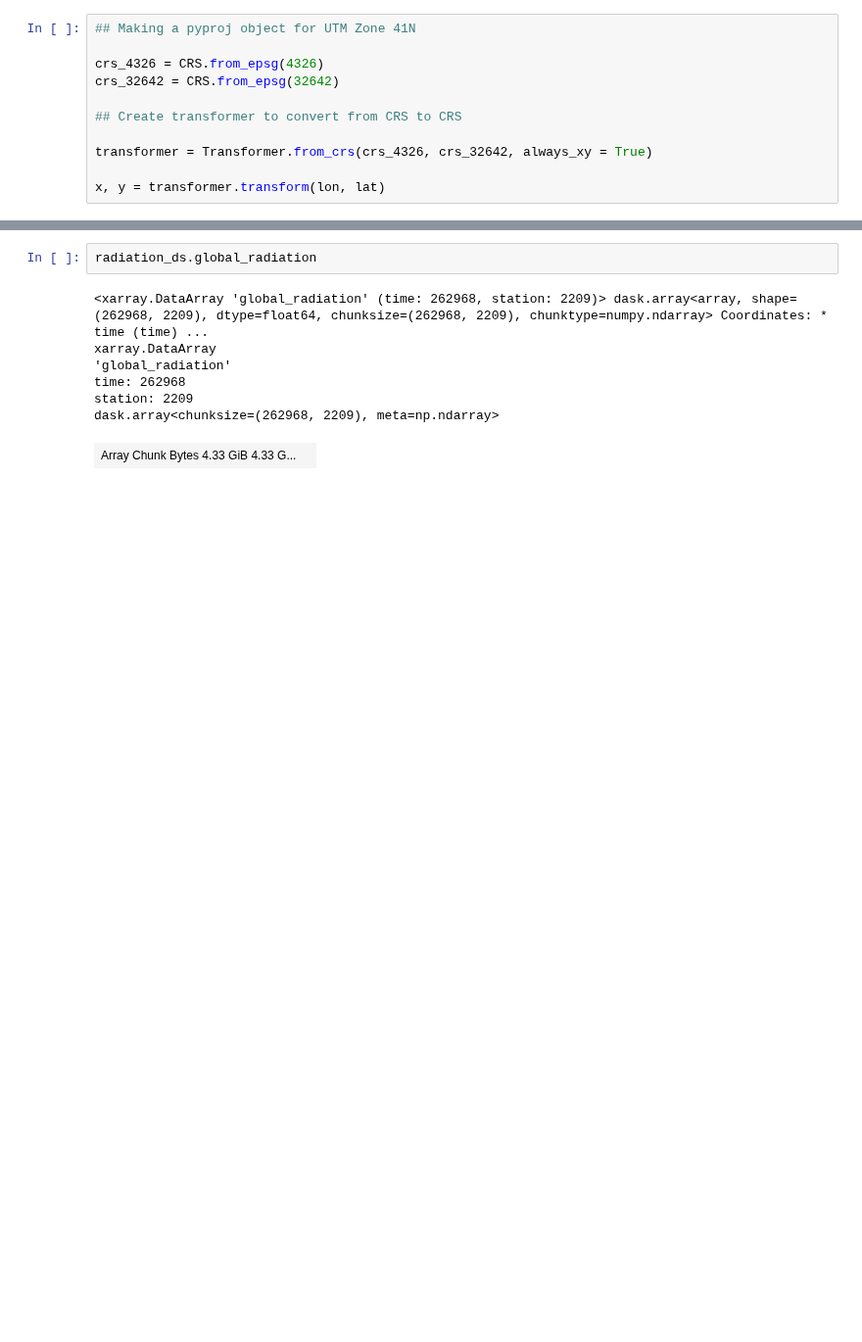
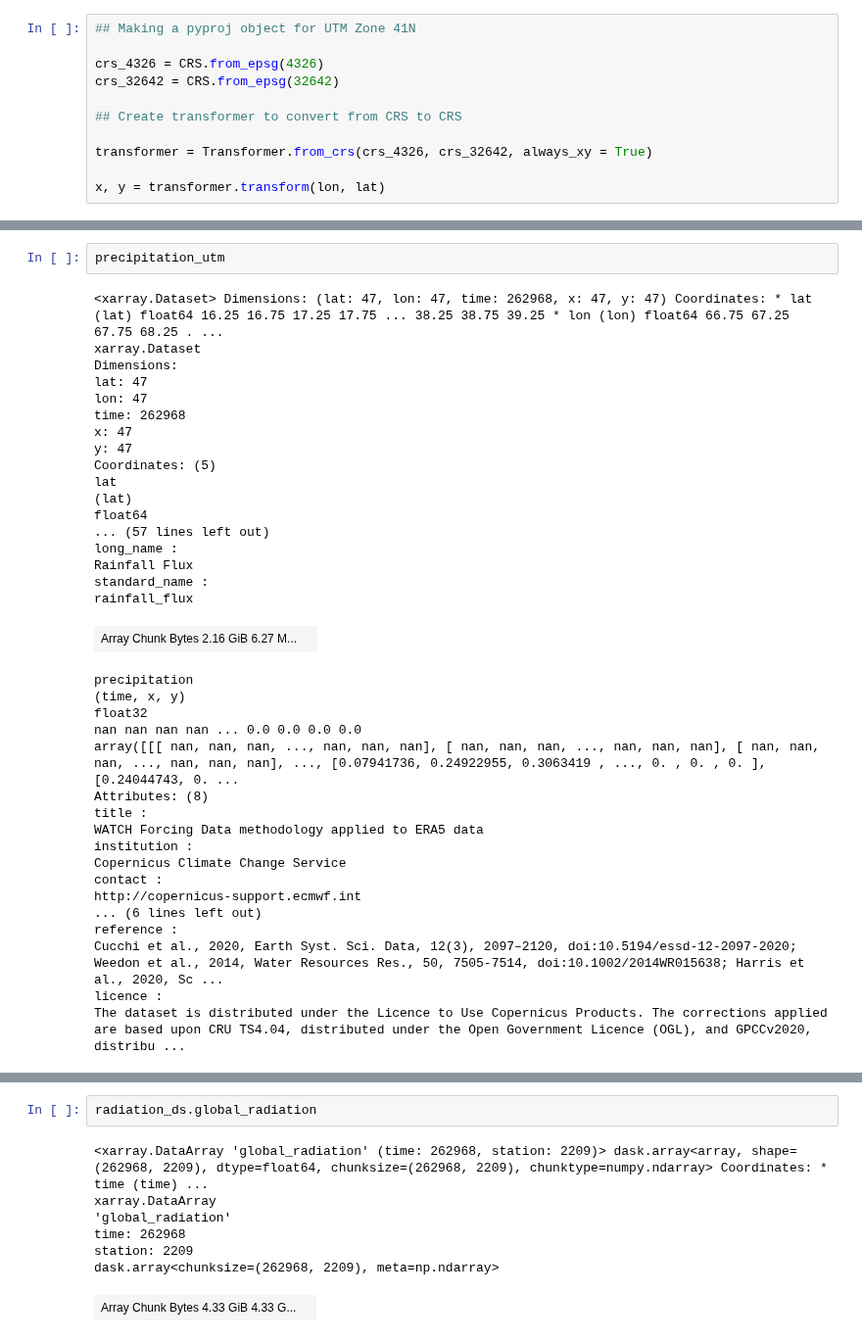
Before and after one commit to jacobqs/MST-Himalaya, a Jupyter notebook: explore_data.ipynb, the cells around one changed output, grey strips where cells are left out. Shown at 98% size. Drawn from its saved outputs; the diff is of its cells as text; blank space fills up the shorter version.

```diff
--- a/explore_data.ipynb
+++ b/explore_data.ipynb
@@ -158 +282,39 @@ swdown_utm = swdown_utm.update({'SWdown' : (['time', 'x', 'y'], swdown_utm.SWdow
+# %%
+precipitation_utm
+# %% [output]
+<xarray.Dataset> Dimensions: (lat: 47, lon: 47, time: 262968, x: 47, y: 47) Coordinates: * lat (lat) float64 16.25 16.75 17.25 17.75 ... 38.25 38.75 39.25 * lon (lon) float64 66.75 67.25 67.75 68.25 . ...
+xarray.Dataset
+Dimensions:
+lat: 47
+lon: 47
+time: 262968
+x: 47
+y: 47
+Coordinates: (5)
+lat
+(lat)
+float64
+... (57 lines left out)
+long_name :
+Rainfall Flux
+standard_name :
+rainfall_flux
+| Array Chunk Bytes 2.16 GiB 6.27 M... |  |
+precipitation
+(time, x, y)
+float32
+nan nan nan nan ... 0.0 0.0 0.0 0.0
+array([[[ nan, nan, nan, ..., nan, nan, nan], [ nan, nan, nan, ..., nan, nan, nan], [ nan, nan, nan, ..., nan, nan, nan], ..., [0.07941736, 0.24922955, 0.3063419 , ..., 0. , 0. , 0. ], [0.24044743, 0. ...
+Attributes: (8)
+title :
+WATCH Forcing Data methodology applied to ERA5 data
+institution :
+Copernicus Climate Change Service
+contact :
+http://copernicus-support.ecmwf.int
+... (6 lines left out)
+reference :
+Cucchi et al., 2020, Earth Syst. Sci. Data, 12(3), 2097–2120, doi:10.5194/essd-12-2097-2020; Weedon et al., 2014, Water Resources Res., 50, 7505-7514, doi:10.1002/2014WR015638; Harris et al., 2020, Sc ...
+licence :
+The dataset is distributed under the Licence to Use Copernicus Products. The corrections applied are based upon CRU TS4.04, distributed under the Open Government Licence (OGL), and GPCCv2020, distribu ...
 # %%
```
Also changed, not shown: parts of 21 cells of this notebook.
